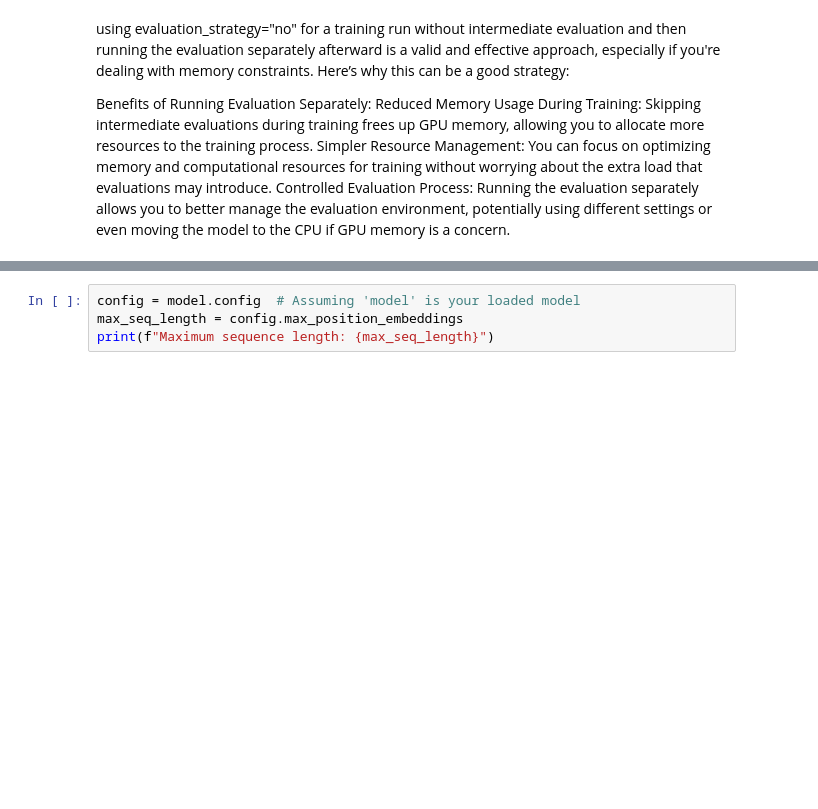
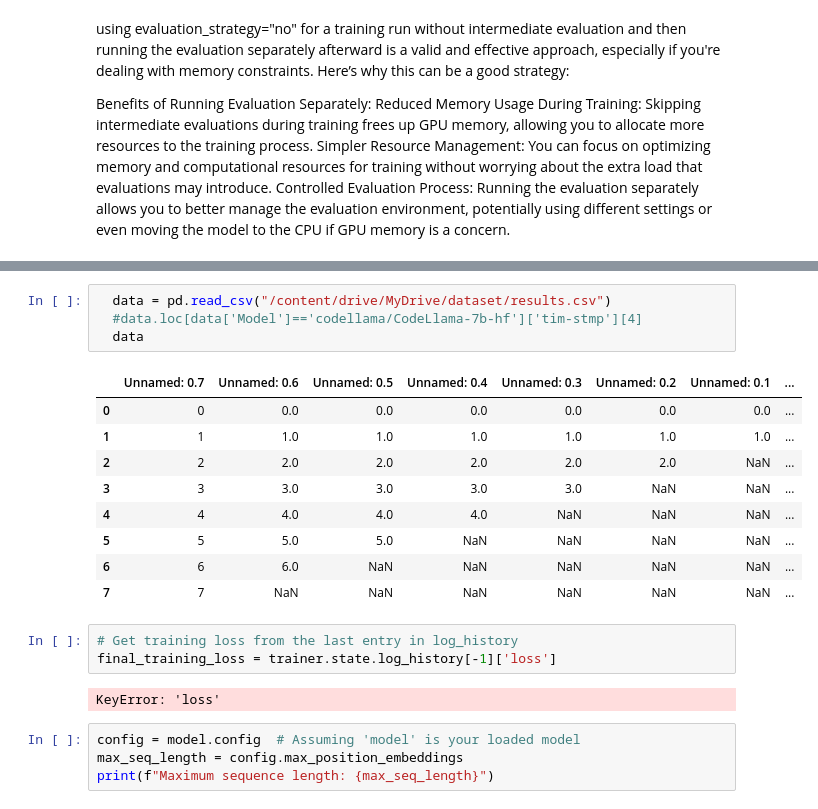
Before and after one commit to SIVASKANDAN-P/Advanced_Regression_, a Jupyter notebook: model_finetuning.ipynb, the cells around one changed output, grey strips where cells are left out. Saved outputs shown, nothing was run; the diff lists cells and outputs as text; blank space fills up the shorter version.

```diff
--- a/model_finetuning.ipynb
+++ b/model_finetuning.ipynb
@@ -242,3 +414,22 @@ log_data(base_model,TrainingArguments,LoraConfig,quantization_config)
+# %%
+  data = pd.read_csv("/content/drive/MyDrive/dataset/results.csv")
+  #data.loc[data['Model']=='codellama/CodeLlama-7b-hf']['tim-stmp'][4]
+  data
+# %% [output]
+|  | Unnamed: 0.7 | Unnamed: 0.6 | Unnamed: 0.5 | Unnamed: 0.4 | Unnamed: 0.3 | Unnamed: 0.2 | Unnamed: 0.1 | ... |
+| 0 | 0 | 0.0 | 0.0 | 0.0 | 0.0 | 0.0 | 0.0 | ... |
+| 1 | 1 | 1.0 | 1.0 | 1.0 | 1.0 | 1.0 | 1.0 | ... |
+| 2 | 2 | 2.0 | 2.0 | 2.0 | 2.0 | 2.0 | NaN | ... |
+| 3 | 3 | 3.0 | 3.0 | 3.0 | 3.0 | NaN | NaN | ... |
+| 4 | 4 | 4.0 | 4.0 | 4.0 | NaN | NaN | NaN | ... |
+| 5 | 5 | 5.0 | 5.0 | NaN | NaN | NaN | NaN | ... |
+| 6 | 6 | 6.0 | NaN | NaN | NaN | NaN | NaN | ... |
+| 7 | 7 | NaN | NaN | NaN | NaN | NaN | NaN | ... |
+# %%
+# Get training loss from the last entry in log_history
+final_training_loss = trainer.state.log_history[-1]['loss']
+# %% [output]
+KeyError: 'loss'
 # %%
 config = model.config  # Assuming 'model' is your loaded model
 max_seq_length = config.max_position_embeddings
```
Also changed, not shown: parts of 42 cells of this notebook.
